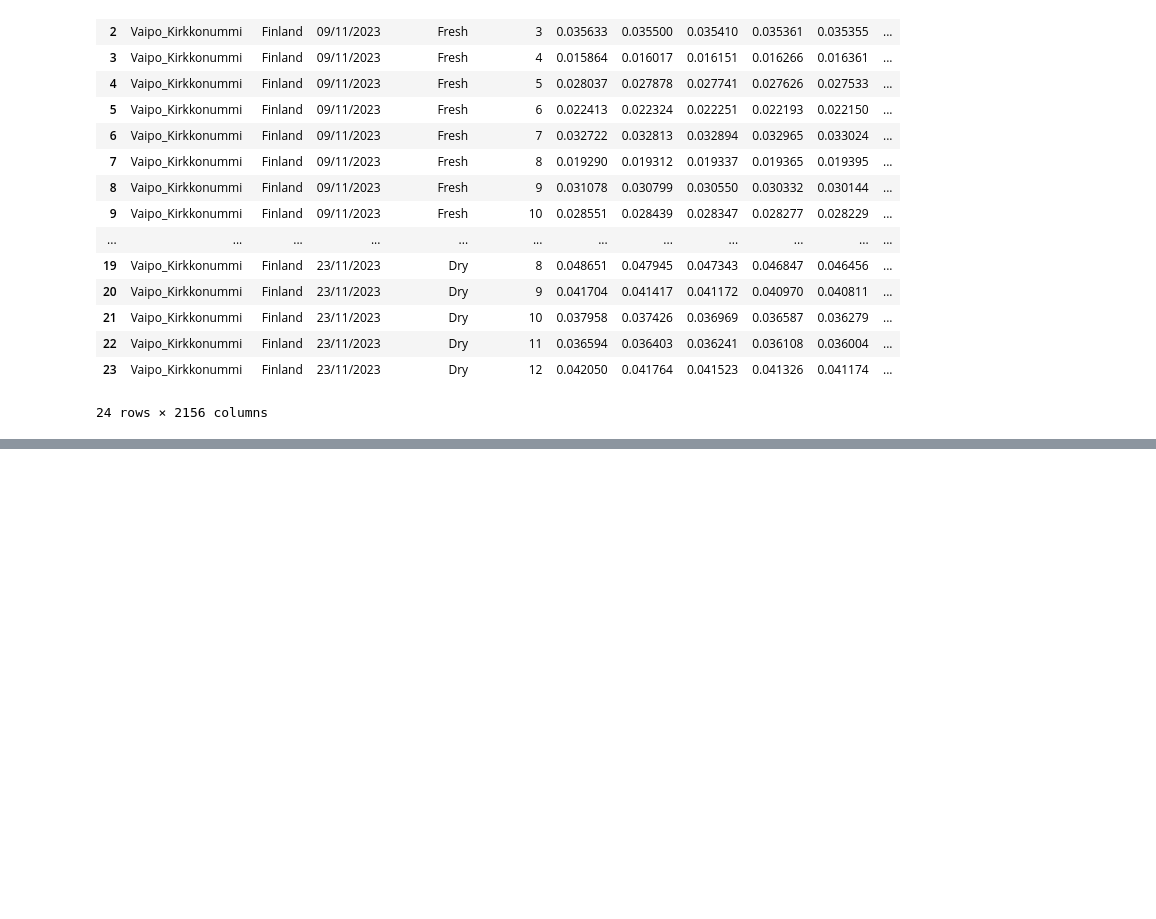
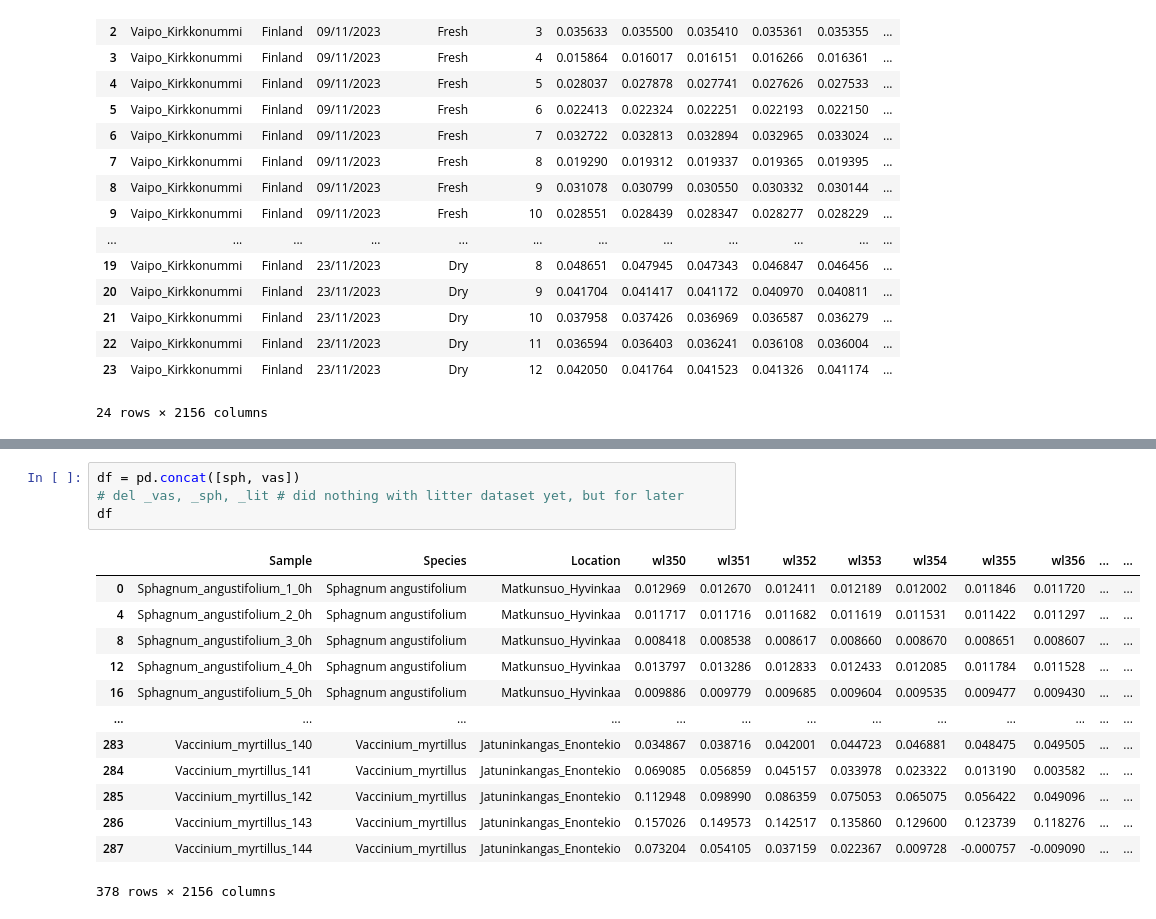
Before and after one commit to Ria-boe/hyperspectral, a Jupyter notebook: compare_species_PFTs.ipynb, the cells around one changed output, grey strips where cells are left out. Drawn from its saved outputs; the diff is of its cells as text; blank space fills up the shorter version.

```diff
--- a/compare_species_PFTs.ipynb
+++ b/compare_species_PFTs.ipynb
@@ -267,0 +238,18 @@ pd.concat([sph, vas])
+# %%
+df = pd.concat([sph, vas])
+# del _vas, _sph, _lit # did nothing with litter dataset yet, but for later
+df
+# %% [output]
+|  | Sample | Species | Location | wl350 | wl351 | wl352 | wl353 | wl354 | wl355 | wl356 | ... | ... |
+| 0 | Sphagnum_angustifolium_1_0h | Sphagnum angustifolium | Matkunsuo_Hyvinkaa | 0.012969 | 0.012670 | 0.012411 | 0.012189 | 0.012002 | 0.011846 | 0.011720 | ... | ... |
+| 4 | Sphagnum_angustifolium_2_0h | Sphagnum angustifolium | Matkunsuo_Hyvinkaa | 0.011717 | 0.011716 | 0.011682 | 0.011619 | 0.011531 | 0.011422 | 0.011297 | ... | ... |
+| 8 | Sphagnum_angustifolium_3_0h | Sphagnum angustifolium | Matkunsuo_Hyvinkaa | 0.008418 | 0.008538 | 0.008617 | 0.008660 | 0.008670 | 0.008651 | 0.008607 | ... | ... |
+| 12 | Sphagnum_angustifolium_4_0h | Sphagnum angustifolium | Matkunsuo_Hyvinkaa | 0.013797 | 0.013286 | 0.012833 | 0.012433 | 0.012085 | 0.011784 | 0.011528 | ... | ... |
+| 16 | Sphagnum_angustifolium_5_0h | Sphagnum angustifolium | Matkunsuo_Hyvinkaa | 0.009886 | 0.009779 | 0.009685 | 0.009604 | 0.009535 | 0.009477 | 0.009430 | ... | ... |
+| ... | ... | ... | ... | ... | ... | ... | ... | ... | ... | ... | ... | ... |
+| 283 | Vaccinium_myrtillus_140 | Vaccinium_myrtillus | Jatuninkangas_Enontekio | 0.034867 | 0.038716 | 0.042001 | 0.044723 | 0.046881 | 0.048475 | 0.049505 | ... | ... |
+| 284 | Vaccinium_myrtillus_141 | Vaccinium_myrtillus | Jatuninkangas_Enontekio | 0.069085 | 0.056859 | 0.045157 | 0.033978 | 0.023322 | 0.013190 | 0.003582 | ... | ... |
+| 285 | Vaccinium_myrtillus_142 | Vaccinium_myrtillus | Jatuninkangas_Enontekio | 0.112948 | 0.098990 | 0.086359 | 0.075053 | 0.065075 | 0.056422 | 0.049096 | ... | ... |
+| 286 | Vaccinium_myrtillus_143 | Vaccinium_myrtillus | Jatuninkangas_Enontekio | 0.157026 | 0.149573 | 0.142517 | 0.135860 | 0.129600 | 0.123739 | 0.118276 | ... | ... |
+| 287 | Vaccinium_myrtillus_144 | Vaccinium_myrtillus | Jatuninkangas_Enontekio | 0.073204 | 0.054105 | 0.037159 | 0.022367 | 0.009728 | -0.000757 | -0.009090 | ... | ... |
+378 rows × 2156 columns
```
Also changed, not shown: parts of 12 cells of this notebook.
